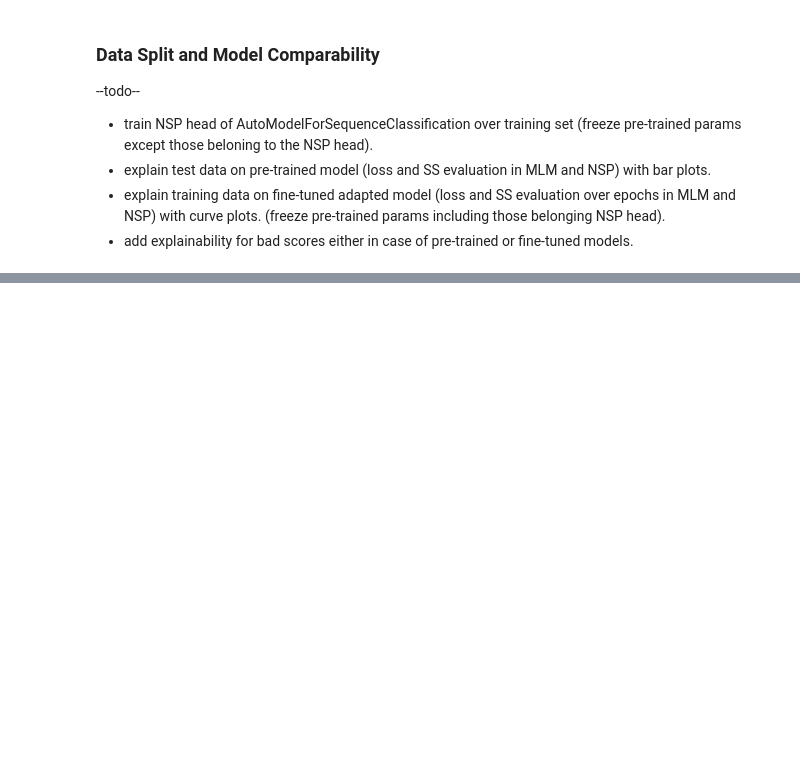
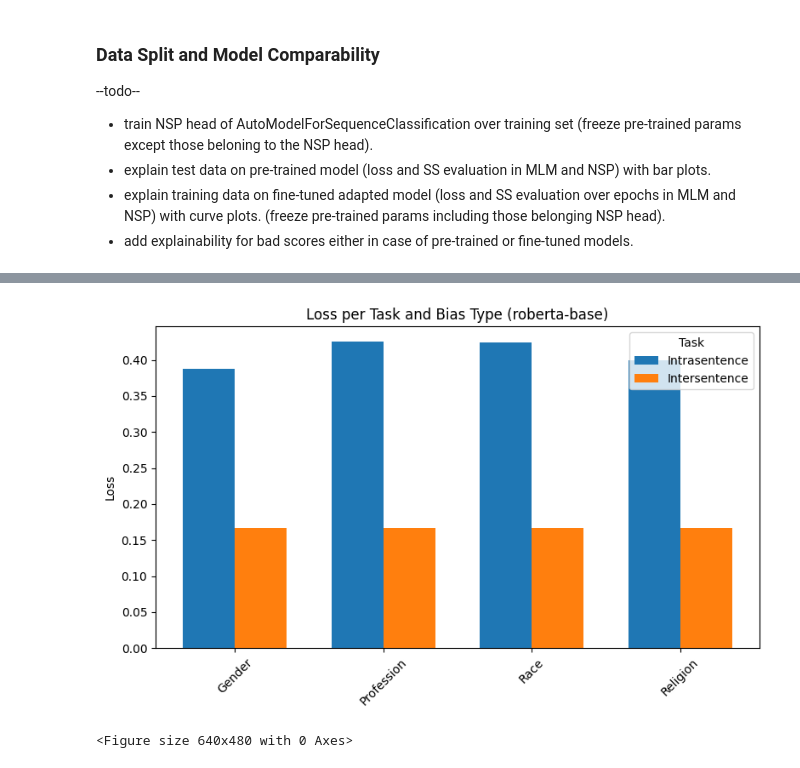
Before and after one commit to Abudo-S/MindTheGap, a Jupyter notebook: MindTheGap.ipynb, the cells around one changed output, grey strips where cells are left out. Cells and saved outputs as stored; diff of their text form; code cells hidden in the pictures; blank space fills up the shorter version.

```diff
--- a/MindTheGap.ipynb
+++ b/MindTheGap.ipynb
@@ -466,0 +553,22 @@ KeyboardInterrupt:
+# %%
+
+#visualize loss per bias and task types
+intra_loss = [intra[bias]["Loss"] for bias in bias_types]
+inter_loss = [inter[bias]["Loss"] for bias in bias_types]
+
+x = range(len(bias_types))
+width = 0.35
+
+plt.figure(figsize=(8, 5))
+plt.bar([i - width/2 for i in x], intra_loss, width, label="Intrasentence")
+plt.bar([i + width/2 for i in x], inter_loss, width, label="Intersentence")
+plt.xticks(x, [bias_type.capitalize() for bias_type in bias_types], rotation=45)
+plt.ylabel("Loss")
+plt.title(f"Loss per Task and Bias Type ({pretrained_model_name})")
+plt.legend(title="Task")
+plt.tight_layout()
+plt.show()
+plt.clf()
+# %% [output]
+[figure, added]
+<Figure size 640x480 with 0 Axes>
```
Also changed, not shown: parts of 7 cells of this notebook.
